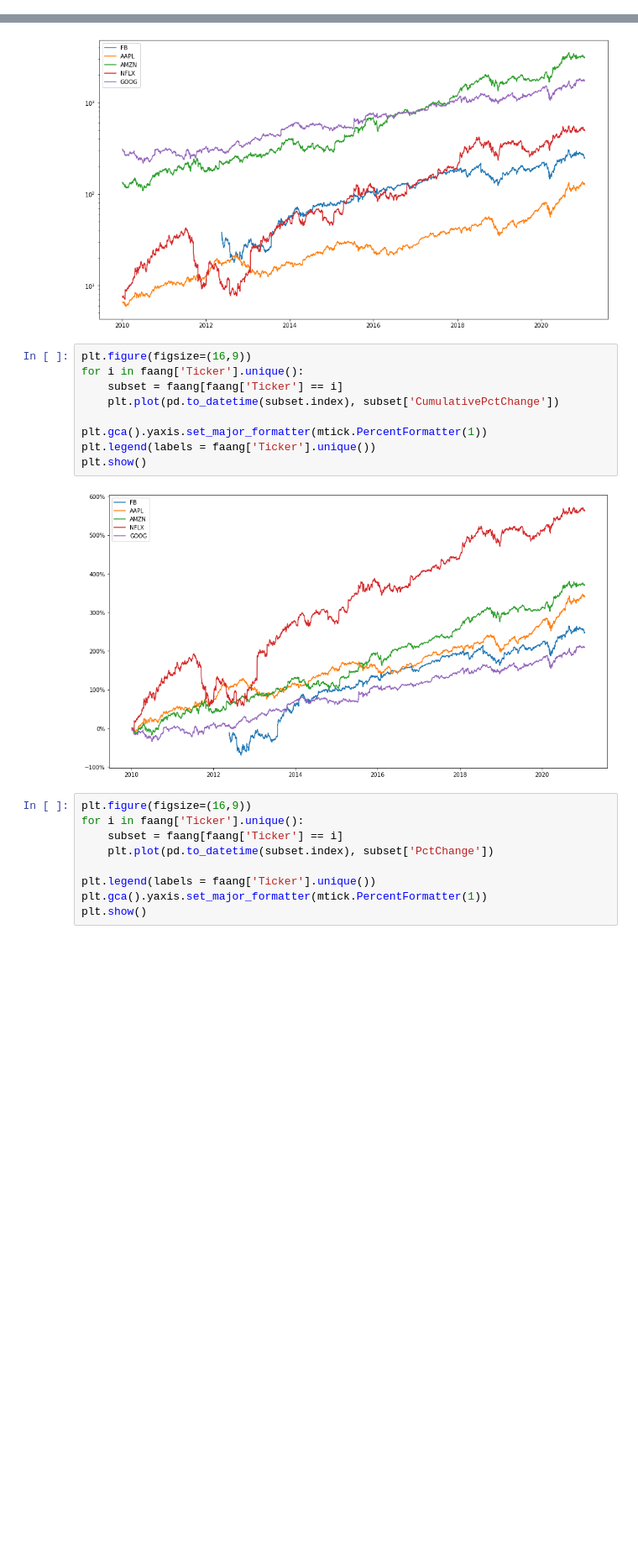
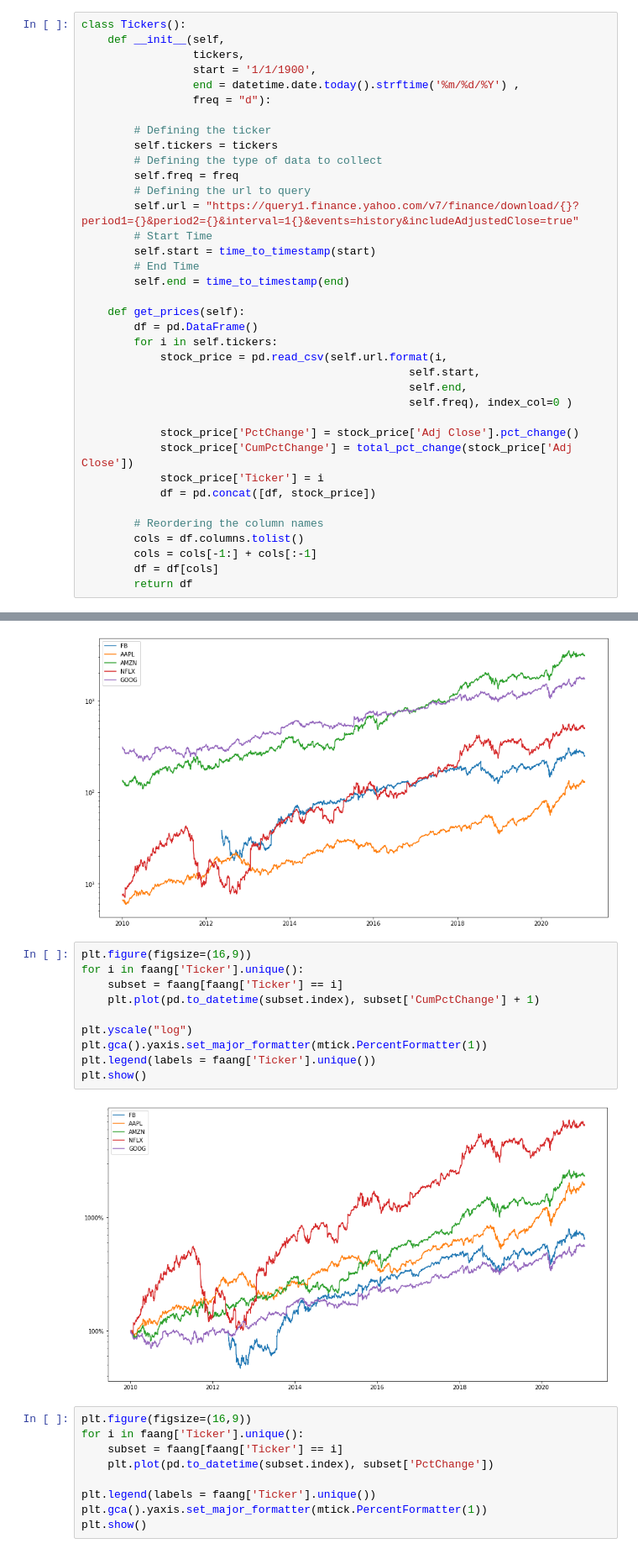
Before and after one commit to MichaelHotaling/DSC-Classes, a Jupyter notebook: DSC540/Finals/Milestone 2.ipynb, the cells around one changed output, grey strips where cells are left out. Shown at 84% size. Cells and saved outputs as stored; diff of their text form; blank space fills up the shorter version.

```diff
--- a/DSC540/Finals/Milestone 2.ipynb
+++ b/DSC540/Finals/Milestone 2.ipynb
@@ -139,3 +158,40 @@ class Tickers():
+# %%
+class Tickers():
+    def __init__(self,
+                 tickers,
+                 start = '1/1/1900',
+                 end = datetime.date.today().strftime('%m/%d/%Y') ,
+                 freq = "d"):
+
+        # Defining the ticker
+        self.tickers = tickers
+        # Defining the type of data to collect
+        self.freq = freq
+        # Defining the url to query
+        self.url = "https://query1.finance.yahoo.com/v7/finance/download/{}?period1={}&period2={}&interval=1{}&events=history&includeAdjustedClose=true"
+        # Start Time
+        self.start = time_to_timestamp(start)
+        # End Time
+        self.end = time_to_timestamp(end)
+
+    def get_prices(self):
+        df = pd.DataFrame()
+        for i in self.tickers:
+            stock_price = pd.read_csv(self.url.format(i,
+                                                  self.start,
+                                                  self.end,
+                                                  self.freq), index_col=0 )
+
+            stock_price['PctChange'] = stock_price['Adj Close'].pct_change()
+            stock_price['CumPctChange'] = total_pct_change(stock_price['Adj Close'])
+            stock_price['Ticker'] = i
+            df = pd.concat([df, stock_price])
+
+        # Reordering the column names
+        cols = df.columns.tolist()
+        cols = cols[-1:] + cols[:-1]
+        df = df[cols]
+        return df
 # %%
 faang = Tickers(tickers = ['FB','AAPL','AMZN','NFLX','GOOG'],
            start = "1/1/2010",
@@ -175,14 +231,15 @@ plt.show()
 # %%
 plt.figure(figsize=(16,9))
 for i in faang['Ticker'].unique():
     subset = faang[faang['Ticker'] == i]
-    plt.plot(pd.to_datetime(subset.index), subset['CumulativePctChange'])
+    plt.plot(pd.to_datetime(subset.index), subset['CumPctChange'] + 1)
 
+plt.yscale("log")
 plt.gca().yaxis.set_major_formatter(mtick.PercentFormatter(1))
 plt.legend(labels = faang['Ticker'].unique())
 plt.show()
 # %% [output]
-[figure, old version]
+[figure, new version]
 # %%
 plt.figure(figsize=(16,9))
 for i in faang['Ticker'].unique():
```
Also changed, not shown: parts of 27 cells of this notebook.
